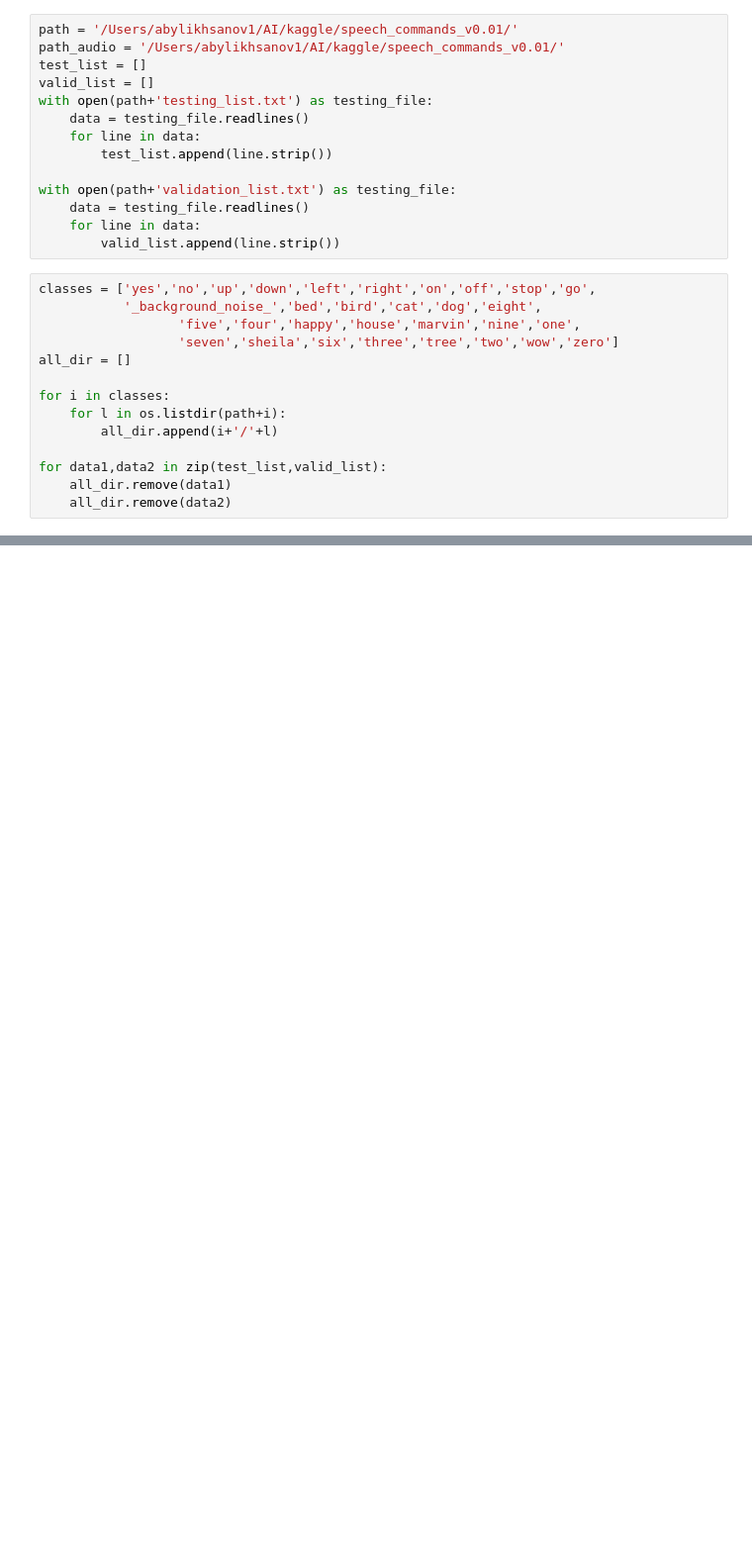
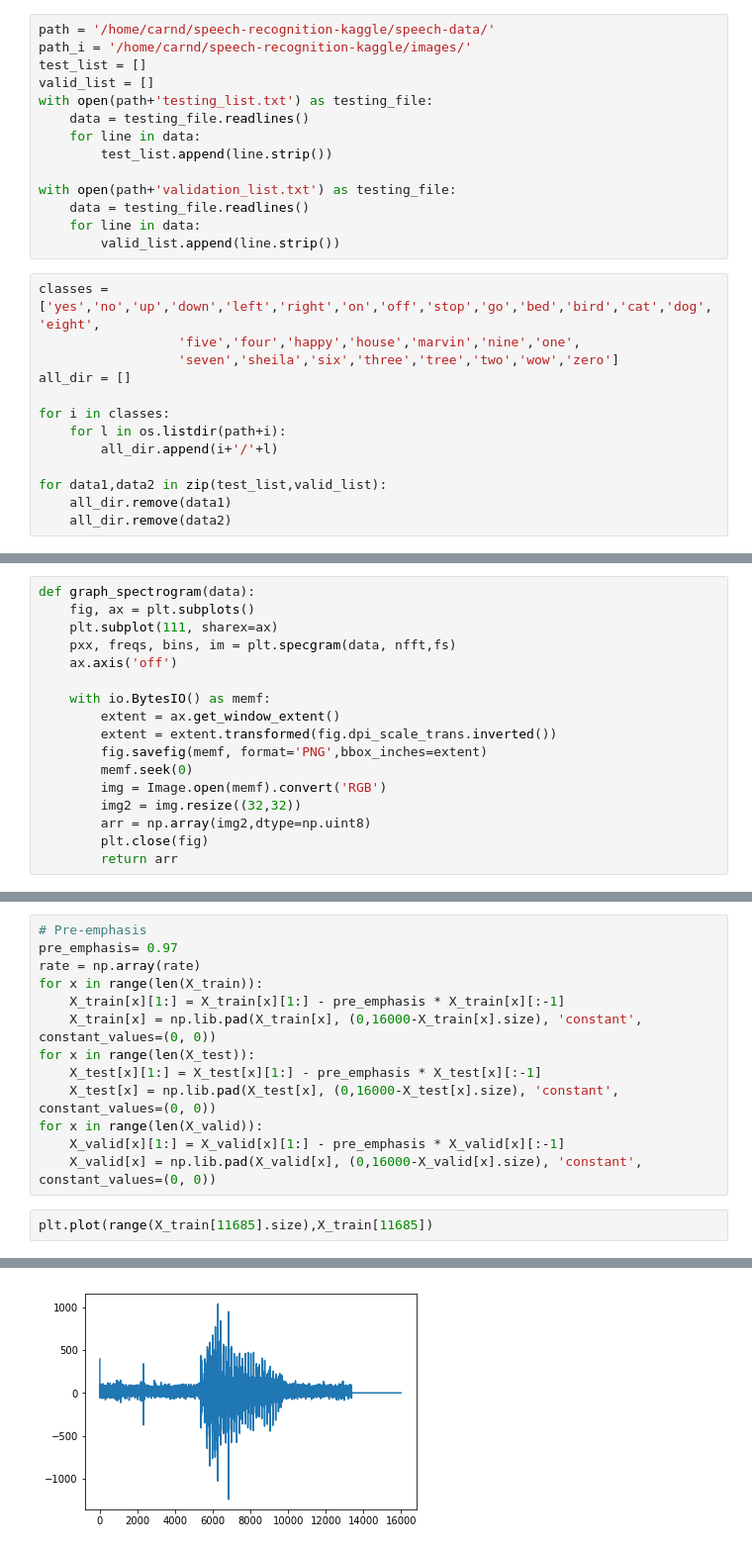
Before and after one commit to abylikhsanov/speech-recognition-kaggle, a Jupyter notebook: model.ipynb, the cells around one changed output, grey strips where cells are left out. Shown at 99% size. Drawn from its saved outputs; the diff is of its cells as text; blank space fills up the shorter version.

```diff
--- a/model.ipynb
+++ b/model.ipynb
@@ -11,6 +17,6 @@ import os
 # %%
-path = '/Users/abylikhsanov1/AI/kaggle/speech_commands_v0.01/'
-path_audio = '/Users/abylikhsanov1/AI/kaggle/speech_commands_v0.01/'
+path = '/home/carnd/speech-recognition-kaggle/speech-data/'
+path_i = '/home/carnd/speech-recognition-kaggle/images/'
 test_list = []
 valid_list = []
 with open(path+'testing_list.txt') as testing_file:
@@ -23,8 +29,7 @@ with open(path+'validation_list.txt') as testing_file:
     for line in data:
         valid_list.append(line.strip())
 # %%
-classes = ['yes','no','up','down','left','right','on','off','stop','go',
-           '_background_noise_','bed','bird','cat','dog','eight',
+classes = ['yes','no','up','down','left','right','on','off','stop','go','bed','bird','cat','dog','eight',
                   'five','four','happy','house','marvin','nine','one',
                   'seven','sheila','six','three','tree','two','wow','zero']
 all_dir = []
@@ -39,3 +48,20 @@ for data1,data2 in zip(test_list,valid_list):
+# %%
+def graph_spectrogram(data):
+    fig, ax = plt.subplots()
+    plt.subplot(111, sharex=ax)
+    pxx, freqs, bins, im = plt.specgram(data, nfft,fs)
+    ax.axis('off')
+
+    with io.BytesIO() as memf:
+        extent = ax.get_window_extent()
+        extent = extent.transformed(fig.dpi_scale_trans.inverted())
+        fig.savefig(memf, format='PNG',bbox_inches=extent)
+        memf.seek(0)
+        img = Image.open(memf).convert('RGB')
+        img2 = img.resize((32,32))
+        arr = np.array(img2,dtype=np.uint8)
+        plt.close(fig)
+        return arr
 # %%
 #import soundfile as sf
 %matplotlib inline
@@ -70,0 +193,16 @@ yes/8a28231e_nohash_3.wav
+# %%
+# Pre-emphasis
+pre_emphasis= 0.97
+rate = np.array(rate)
+for x in range(len(X_train)):
+    X_train[x][1:] = X_train[x][1:] - pre_emphasis * X_train[x][:-1]
+    X_train[x] = np.lib.pad(X_train[x], (0,16000-X_train[x].size), 'constant', constant_values=(0, 0))
+for x in range(len(X_test)):
+    X_test[x][1:] = X_test[x][1:] - pre_emphasis * X_test[x][:-1]
+    X_test[x] = np.lib.pad(X_test[x], (0,16000-X_test[x].size), 'constant', constant_values=(0, 0))
+for x in range(len(X_valid)):
+    X_valid[x][1:] = X_valid[x][1:] - pre_emphasis * X_valid[x][:-1]
+    X_valid[x] = np.lib.pad(X_valid[x], (0,16000-X_valid[x].size), 'constant', constant_values=(0, 0))
+# %%
+plt.plot(range(X_train[11685].size),X_train[11685])
+# %% [output]
@@ -70,0 +210 @@ yes/8a28231e_nohash_3.wav
+[figure, added]
```
Also changed, not shown: parts of 16 cells of this notebook.
